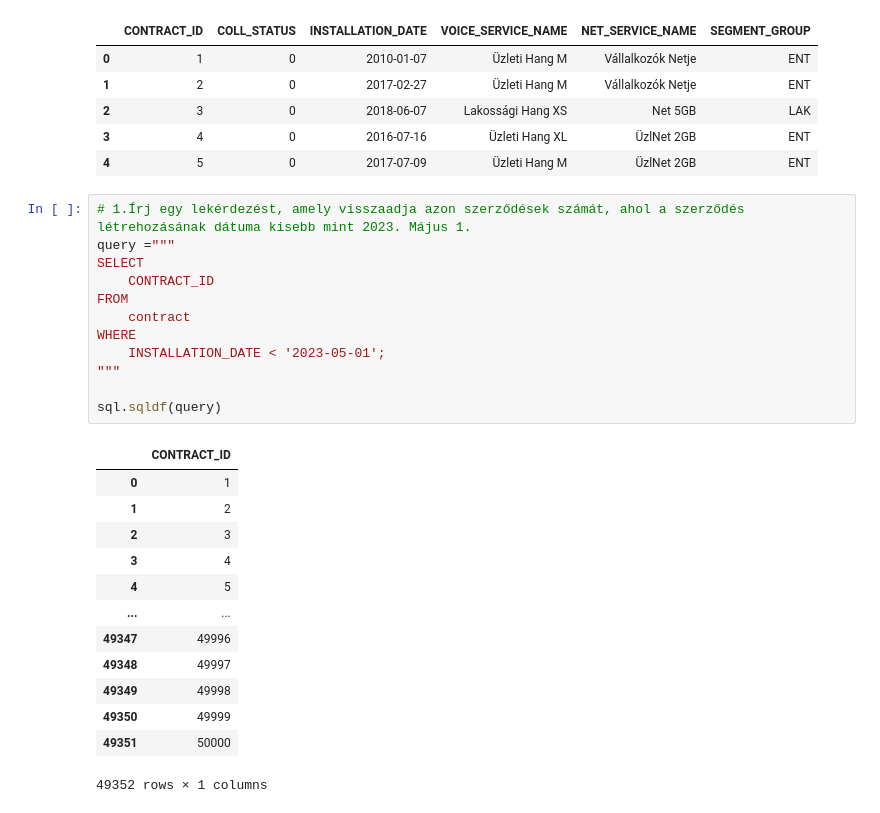
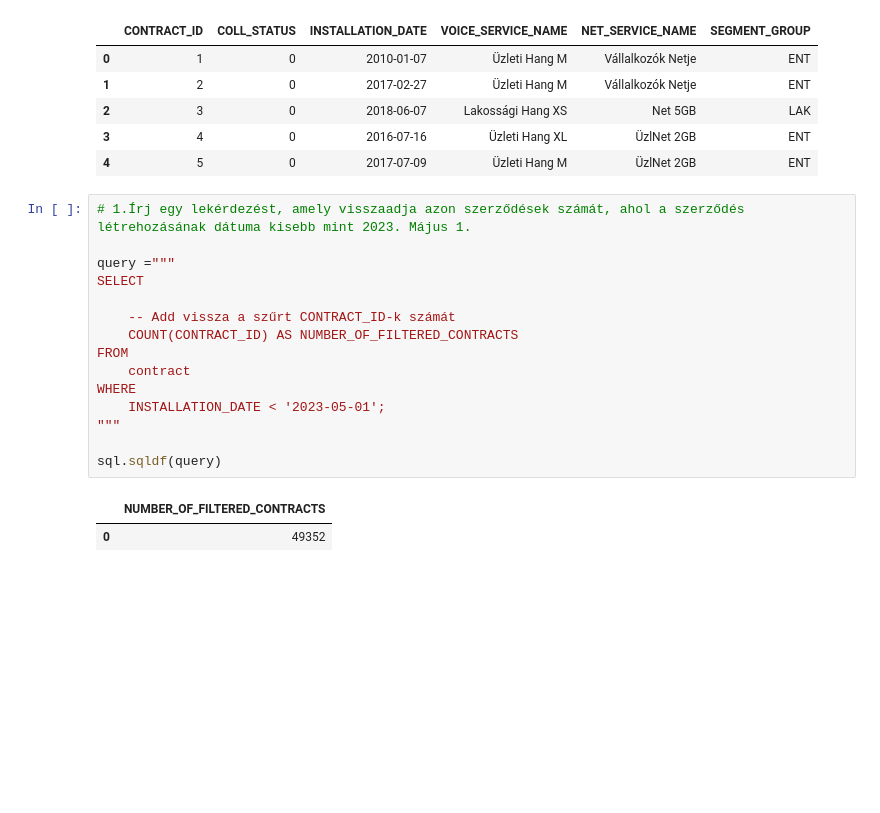
Before and after one commit to bpozsgai9/telekom_data_analyst, a Jupyter notebook: 3. Python és SQL feladat/Python+SQL/megoldas.ipynb, the cells around one changed output. Cells and saved outputs as stored; diff of their text form; blank space fills up the shorter version.

```diff
--- a/3. Python és SQL feladat/Python+SQL/megoldas.ipynb
+++ b/3. Python és SQL feladat/Python+SQL/megoldas.ipynb
@@ -47,30 +47,22 @@ display(contract.head())
 | 4 | 5 | 0 | 2017-07-09 | Üzleti Hang M | ÜzlNet 2GB | ENT |
 # %%
 # 1.Írj egy lekérdezést, amely visszaadja azon szerződések számát, ahol a szerződés létrehozásának dátuma kisebb mint 2023. Május 1.
+
 query ="""
 SELECT
-    CONTRACT_ID
+
+    -- Add vissza a szűrt CONTRACT_ID-k számát
+    COUNT(CONTRACT_ID) AS NUMBER_OF_FILTERED_CONTRACTS
 FROM
     contract
 WHERE
     INSTALLATION_DATE < '2023-05-01';
 """
 
 sql.sqldf(query)
 # %% [output]
-|  | CONTRACT_ID |
-| 0 | 1 |
-| 1 | 2 |
-| 2 | 3 |
-| 3 | 4 |
-| 4 | 5 |
-| ... | ... |
-| 49347 | 49996 |
-| 49348 | 49997 |
-| 49349 | 49998 |
-| 49350 | 49999 |
-| 49351 | 50000 |
+|  | NUMBER_OF_FILTERED_CONTRACTS |
+| 0 | 49352 |
-49352 rows × 1 columns
 # %%
 # 2. Írj egy lekérdezést, ami visszaadja, hogy a lakossági, valamint az üzleti szerződéseknél milyen arányban fordulnak elő az egyes internet szolgáltatások. Az eredményt rendezt a szegmens alapján csökkenőbe.
 
```
Also changed, not shown: parts of 5 cells of this notebook, 1 other file.
